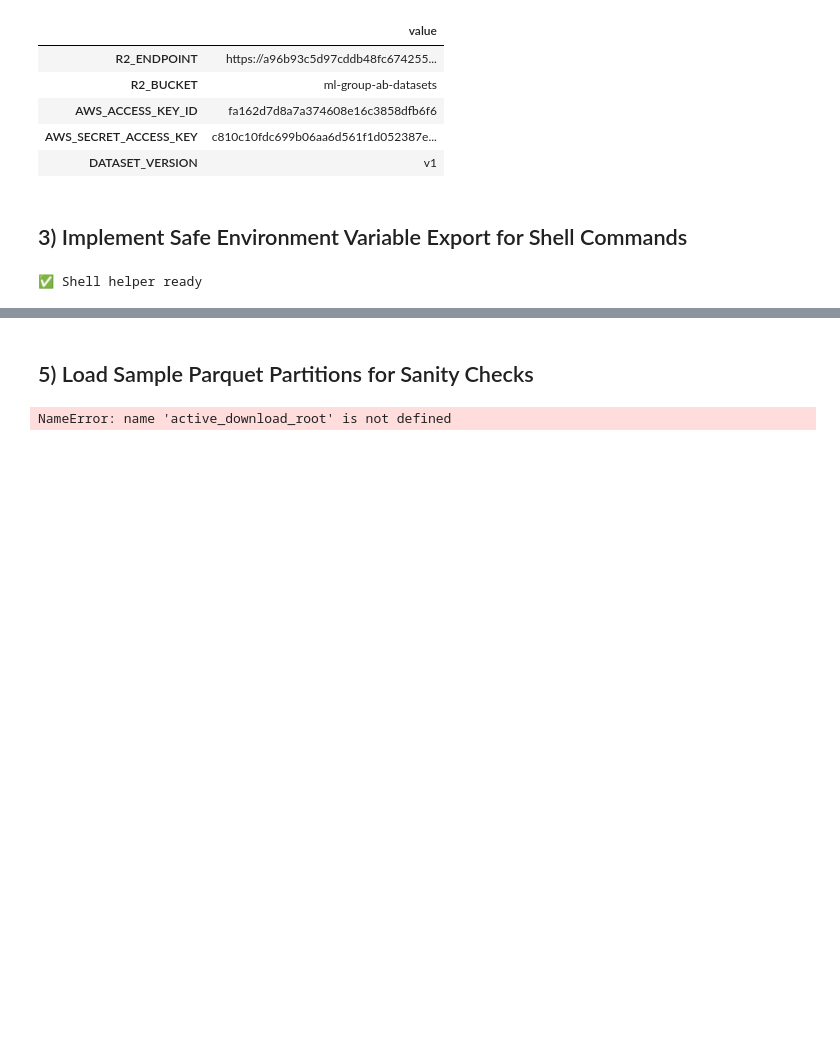
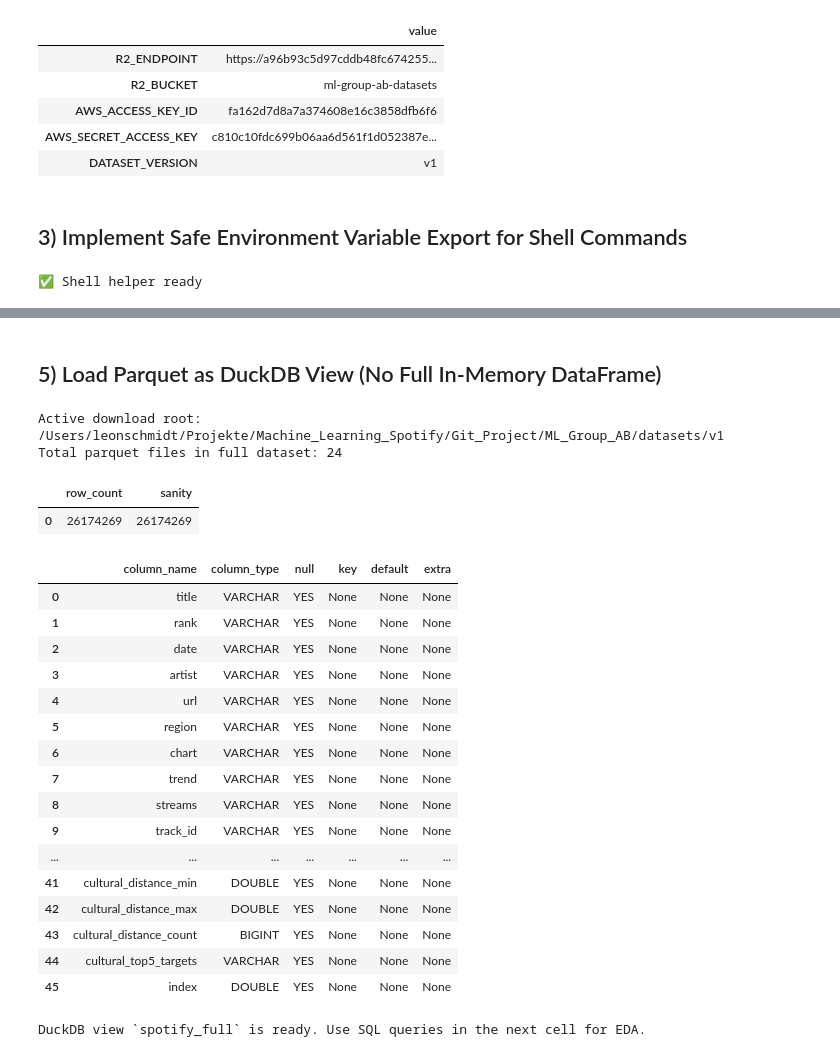
Before and after one commit to mchlkan/ML_Group_AB, a Jupyter notebook: Project_Information/Team_EDA_Baseline_FullData.ipynb, the cells around one changed output, grey strips where cells are left out. Cells and saved outputs as stored; diff of their text form; code cells hidden in the pictures; blank space fills up the shorter version.

Commit message:
Refine notebook for DuckDB-based full-dataset EDA workflow

```diff
--- a/Project_Information/Team_EDA_Baseline_FullData.ipynb
+++ b/Project_Information/Team_EDA_Baseline_FullData.ipynb
@@ -225,44 +214,72 @@ else:
 # %% [markdown]
-## 5) Load Sample Parquet Partitions for Sanity Checks
+## 5) Load Parquet as DuckDB View (No Full In-Memory DataFrame)
 # %%
+if "DOWNLOAD_ROOT" not in globals():
+    fallback_version = (
+        r2_config.get("DATASET_VERSION", DEFAULT_DATASET_VERSION)
+        if "r2_config" in globals() and "DEFAULT_DATASET_VERSION" in globals()
+        else "v1"
+    )
+    DOWNLOAD_ROOT = REPO_ROOT / "datasets" / fallback_version
+
+active_download_root = DOWNLOAD_ROOT
 full_root = active_download_root / "full"
 if not full_root.exists():
     raise FileNotFoundError(f"Full dataset folder not found: {full_root}")
 
 parquet_files = sorted(full_root.rglob("*.parquet"))
 if not parquet_files:
     raise FileNotFoundError(f"No parquet files found under: {full_root}")
 
-MAX_SAMPLE_FILES = 4
-sample_files = parquet_files[:MAX_SAMPLE_FILES]
+print(f"Active download root: {active_download_root}")
+print(f"Total parquet files in full dataset: {len(parquet_files)}")
 
-print(f"Total parquet files in full dataset: {len(parquet_files)}")
-print(f"Sampling first {len(sample_files)} files for sanity checks")
-for f in sample_files:
-    print(f"  - {f.relative_to(active_download_root)}")
+try:
+    import duckdb
+except ImportError as exc:
+    raise ImportError(
+        "duckdb is required for SQL-based EDA. Install it with: pip install duckdb"
+    ) from exc
 
-sample_df = pd.concat([pd.read_parquet(fp) for fp in sample_files], ignore_index=True)
+con = duckdb.connect(database=":memory:")
+parquet_glob = (full_root / "year=*" / "*.parquet").as_posix()
 
-print("\nSample dataframe shape:", sample_df.shape)
-print("Sample dataframe memory usage (MB):", round(sample_df.memory_usage(deep=True).sum() / 1_000_000, 2))
-
-null_ratio = (
-    sample_df.isna()
-    .mean()
-    .sort_values(ascending=False)
-    .rename("null_ratio")
-    .reset_index(names="column")
+con.execute(
+    f"""
+    CREATE OR REPLACE VIEW spotify_full AS
+    SELECT *
+    FROM read_parquet('{parquet_glob}', hive_partitioning = true);
+    """
 )
 
-display(sample_df.head(10))
-display(sample_df.dtypes.rename("dtype").reset_index(names="column").head(40))
-display(null_ratio.head(20))
+shape_df = con.execute("SELECT COUNT(*) AS row_count, COUNT(*) FILTER (WHERE true) AS sanity FROM spotify_full").df()
+schema_df = con.execute("DESCRIBE spotify_full").df()
 
-sample_df.head(200).to_csv(OUTPUT_DIR / "sample_preview_200_rows.csv", index=False)
-null_ratio.to_csv(OUTPUT_DIR / "sample_null_ratio.csv", index=False)
+display(shape_df)
+display(schema_df)
 
-print(f"Saved sample preview to: {OUTPUT_DIR / 'sample_preview_200_rows.csv'}")
-print(f"Saved null ratio summary to: {OUTPUT_DIR / 'sample_null_ratio.csv'}")
+print("DuckDB view `spotify_full` is ready. Use SQL queries in the next cell for EDA.")
 # %% [output]
-NameError: name 'active_download_root' is not defined
+Active download root: /Users/leonschmidt/Projekte/Machine_Learning_Spotify/Git_Project/ML_Group_AB/datasets/v1
+Total parquet files in full dataset: 24
+|  | row_count | sanity |
+| 0 | 26174269 | 26174269 |
+|  | column_name | column_type | null | key | default | extra |
+| 0 | title | VARCHAR | YES | None | None | None |
+| 1 | rank | VARCHAR | YES | None | None | None |
+| 2 | date | VARCHAR | YES | None | None | None |
+| 3 | artist | VARCHAR | YES | None | None | None |
+| 4 | url | VARCHAR | YES | None | None | None |
+| 5 | region | VARCHAR | YES | None | None | None |
+| 6 | chart | VARCHAR | YES | None | None | None |
+| 7 | trend | VARCHAR | YES | None | None | None |
+| 8 | streams | VARCHAR | YES | None | None | None |
+| 9 | track_id | VARCHAR | YES | None | None | None |
+| ... | ... | ... | ... | ... | ... | ... |
+| 41 | cultural_distance_min | DOUBLE | YES | None | None | None |
+| 42 | cultural_distance_max | DOUBLE | YES | None | None | None |
+| 43 | cultural_distance_count | BIGINT | YES | None | None | None |
+| 44 | cultural_top5_targets | VARCHAR | YES | None | None | None |
+| 45 | index | DOUBLE | YES | None | None | None |
+DuckDB view `spotify_full` is ready. Use SQL queries in the next cell for EDA.
 # %% [markdown]
```
Also changed, not shown: parts of 6 cells of this notebook.
